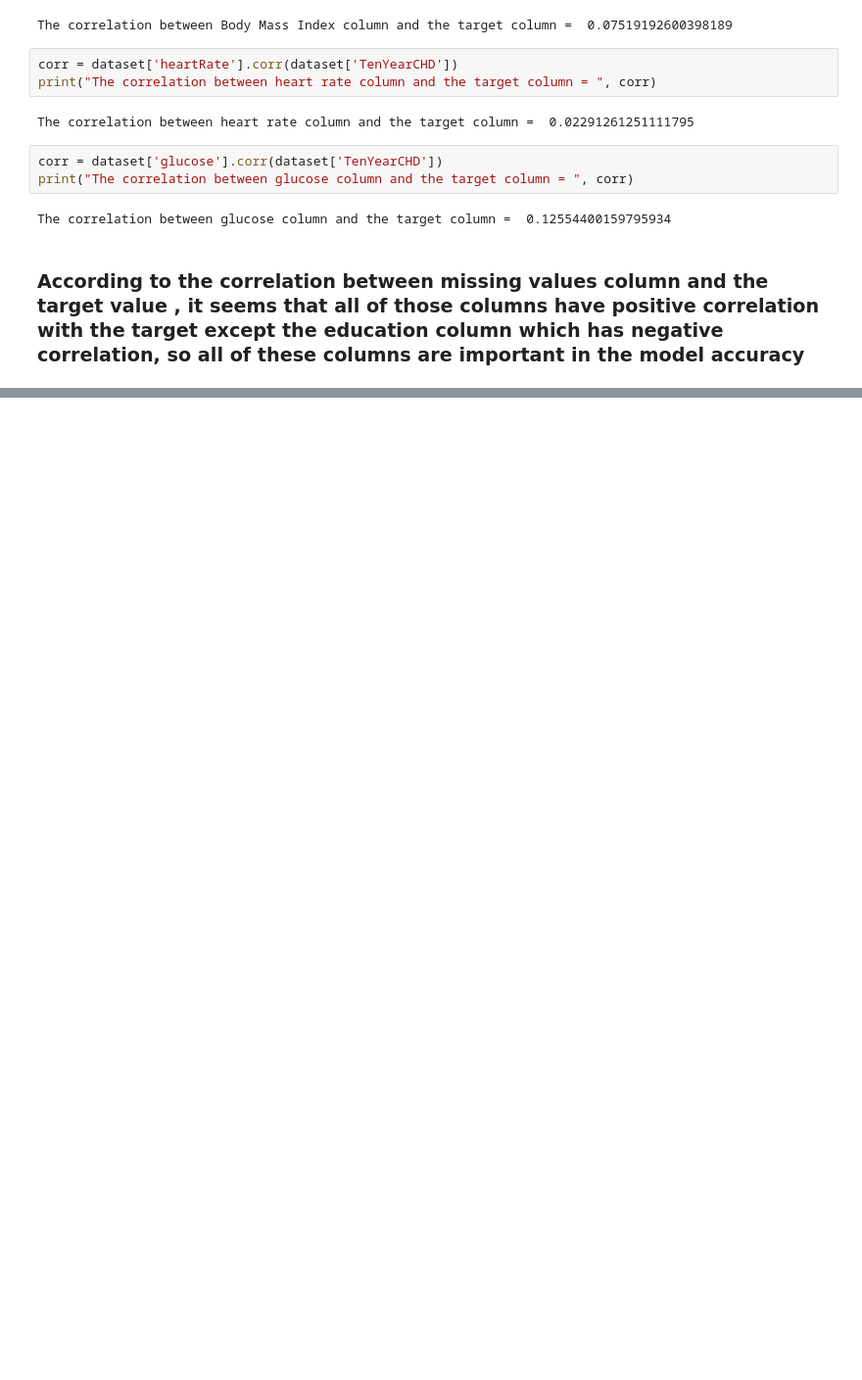
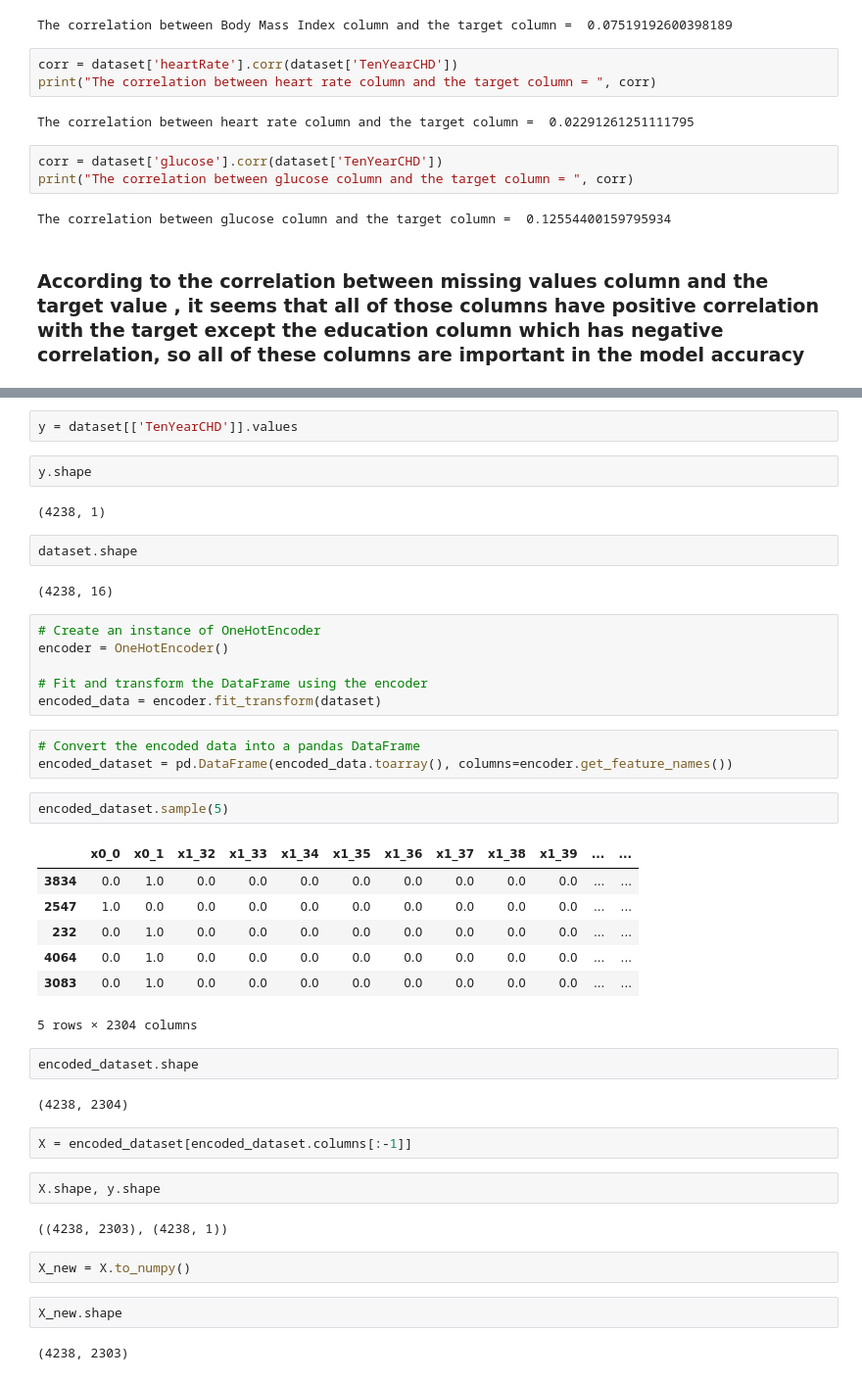
Before and after one commit to AbdelrahmanAshraf318/Logistic-Regression-for-Heart-Disease, a Jupyter notebook: Untitled.ipynb, the cells around one changed output, grey strips where cells are left out. Shown at 98% size. Drawn from its saved outputs; the diff is of its cells as text; blank space fills up the shorter version.

```diff
--- a/Untitled.ipynb
+++ b/Untitled.ipynb
@@ -164,0 +168,45 @@ The correlation between glucose column and the target column =  0.12554400159795
+# %%
+y = dataset[['TenYearCHD']].values
+# %%
+y.shape
+# %% [output]
+(4238, 1)
+# %%
+dataset.shape
+# %% [output]
+(4238, 16)
+# %%
+# Create an instance of OneHotEncoder
+encoder = OneHotEncoder()
+
+# Fit and transform the DataFrame using the encoder
+encoded_data = encoder.fit_transform(dataset)
+# %%
+# Convert the encoded data into a pandas DataFrame
+encoded_dataset = pd.DataFrame(encoded_data.toarray(), columns=encoder.get_feature_names())
+# %%
+encoded_dataset.sample(5)
+# %% [output]
+|  | x0_0 | x0_1 | x1_32 | x1_33 | x1_34 | x1_35 | x1_36 | x1_37 | x1_38 | x1_39 | ... | ... |
+| 3834 | 0.0 | 1.0 | 0.0 | 0.0 | 0.0 | 0.0 | 0.0 | 0.0 | 0.0 | 0.0 | ... | ... |
+| 2547 | 1.0 | 0.0 | 0.0 | 0.0 | 0.0 | 0.0 | 0.0 | 0.0 | 0.0 | 0.0 | ... | ... |
+| 232 | 0.0 | 1.0 | 0.0 | 0.0 | 0.0 | 0.0 | 0.0 | 0.0 | 0.0 | 0.0 | ... | ... |
+| 4064 | 0.0 | 1.0 | 0.0 | 0.0 | 0.0 | 0.0 | 0.0 | 0.0 | 0.0 | 0.0 | ... | ... |
+| 3083 | 0.0 | 1.0 | 0.0 | 0.0 | 0.0 | 0.0 | 0.0 | 0.0 | 0.0 | 0.0 | ... | ... |
+5 rows × 2304 columns
+# %%
+encoded_dataset.shape
+# %% [output]
+(4238, 2304)
+# %%
+X = encoded_dataset[encoded_dataset.columns[:-1]]
+# %%
+X.shape, y.shape
+# %% [output]
+((4238, 2303), (4238, 1))
+# %%
+X_new = X.to_numpy()
+# %%
+X_new.shape
+# %% [output]
+(4238, 2303)
```
Also changed, not shown: parts of 16 cells of this notebook.
